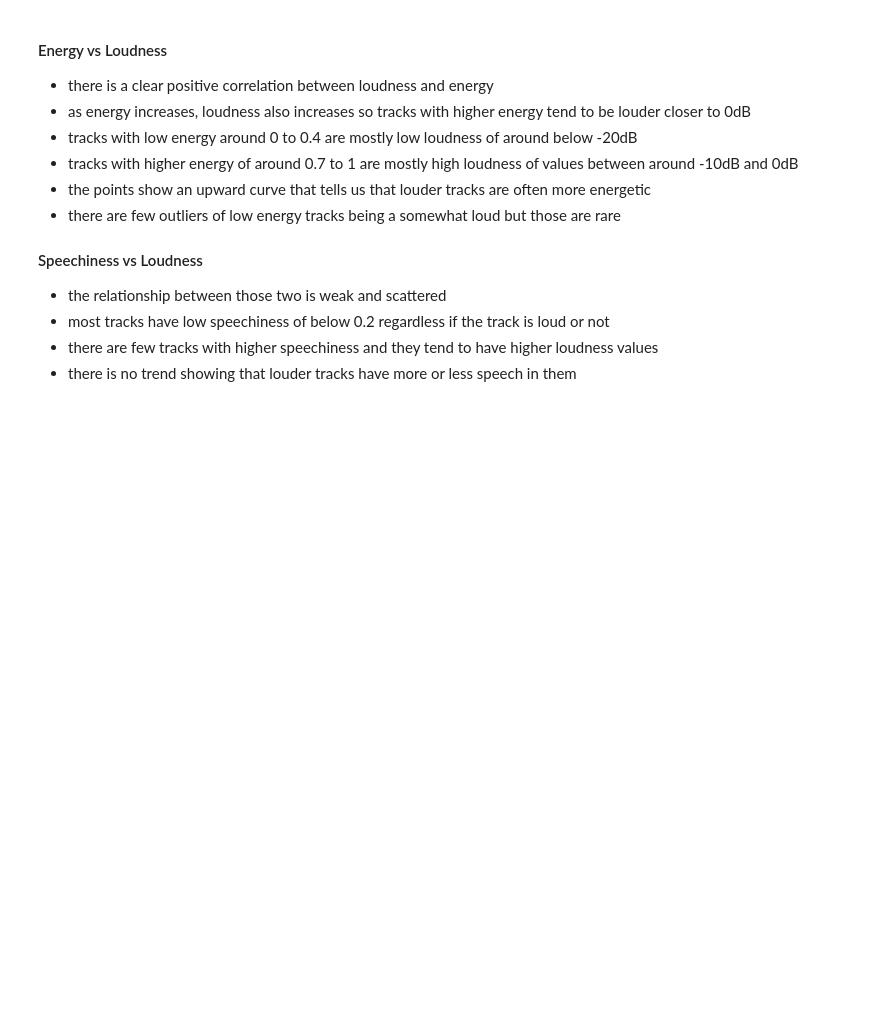
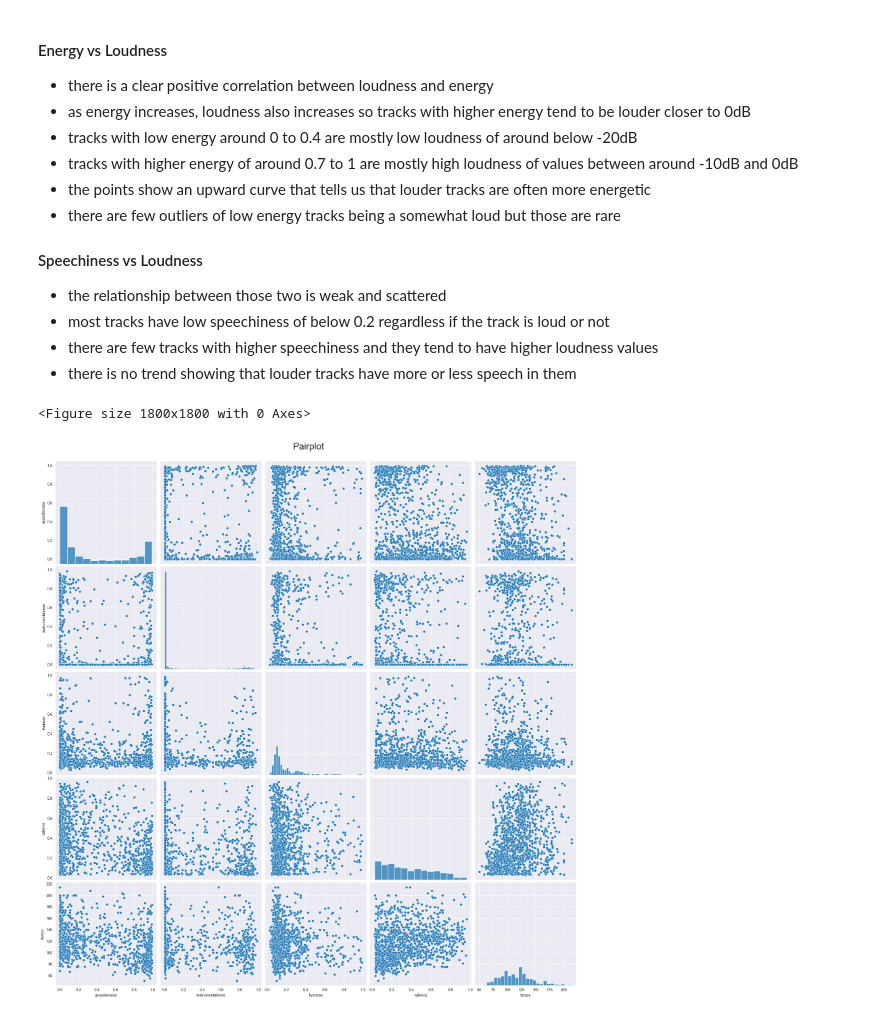
Before and after one commit to plutowootoe/NickProj25, a Jupyter notebook: EDA.ipynb, the cells around one changed output. Drawn from its saved outputs; the diff is of its cells as text; code cells hidden in the pictures; blank space fills up the shorter version.

Commit message:
Tidied classification EDA recap, updated EDA.ipynb plots

```diff
--- a/EDA.ipynb
+++ b/EDA.ipynb
@@ -290,3 +377,19 @@ plt.show()
 - most tracks have low speechiness of below 0.2 regardless if the track is loud or not
 - there are few tracks with higher speechiness and they tend to have higher loudness values
 - there is no trend showing that louder tracks have more or less speech in them
+# %%
+# pairplot
+plt.figure(figsize=(18, 18))
+
+pairplot = sns.pairplot(
+    df[num_features[5:]].dropna(),
+    height=4,
+    aspect=1,
+    plot_kws={'s': 40}
+)
+
+pairplot.fig.suptitle('Pairplot', y=1.02, fontsize=24)
+plt.show()
+# %% [output]
+<Figure size 1800x1800 with 0 Axes>
+[figure, added]
```
Also changed, not shown: parts of 10 cells of this notebook, 1 other file.
